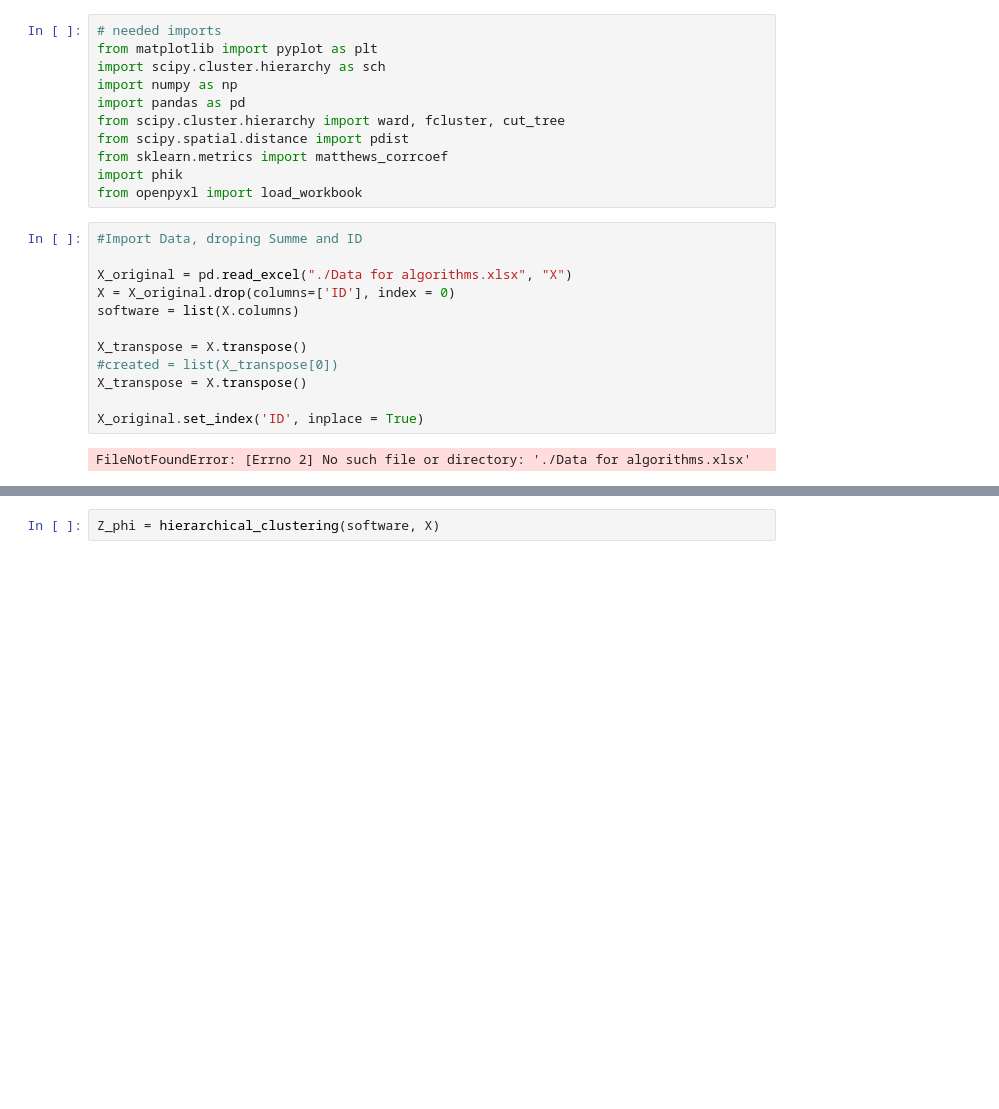
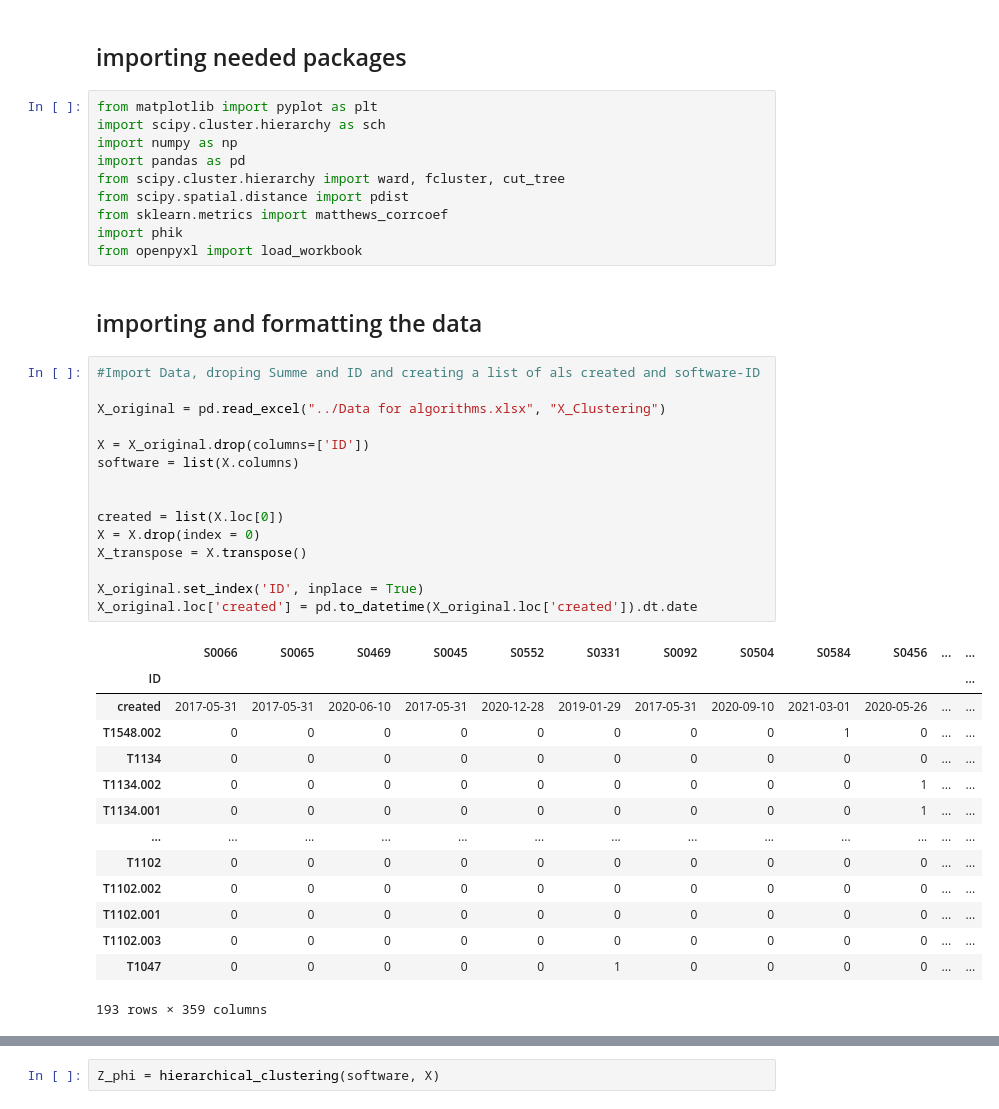
Before and after one commit to tobiasbudig/attack-hypotheses-generation, a Jupyter notebook: Clustering/Hierarchical Clustering.ipynb, the cells around one changed output, grey strips where cells are left out. Saved outputs shown, nothing was run; the diff lists cells and outputs as text; blank space fills up the shorter version.

```diff
--- a/Clustering/Hierarchical Clustering.ipynb
+++ b/Clustering/Hierarchical Clustering.ipynb
@@ -1,5 +1,6 @@
+# %% [markdown]
+## importing needed packages
 # %%
-# needed imports
 from matplotlib import pyplot as plt
 import scipy.cluster.hierarchy as sch
 import numpy as np
@@ -9,20 +10,38 @@ from scipy.spatial.distance import pdist
 from sklearn.metrics import matthews_corrcoef
 import phik
 from openpyxl import load_workbook
+# %% [markdown]
+## importing and formatting the data
 # %%
-#Import Data, droping Summe and ID
+#Import Data, droping Summe and ID and creating a list of als created and software-ID
 
-X_original = pd.read_excel("./Data for algorithms.xlsx", "X")
-X = X_original.drop(columns=['ID'], index = 0)
+X_original = pd.read_excel("../Data for algorithms.xlsx", "X_Clustering")
+
+X = X_original.drop(columns=['ID'])
 software = list(X.columns)
 
-X_transpose = X.transpose()
-#created = list(X_transpose[0])
+
+created = list(X.loc[0])
+X = X.drop(index = 0)
 X_transpose = X.transpose()
 
 X_original.set_index('ID', inplace = True)
+X_original.loc['created'] = pd.to_datetime(X_original.loc['created']).dt.date
 # %% [output]
+|  | S0066 | S0065 | S0469 | S0045 | S0552 | S0331 | S0092 | S0504 | S0584 | S0456 | ... | ... |
+| ID |  |  |  |  |  |  |  |  |  |  |  | ... |
+| created | 2017-05-31 | 2017-05-31 | 2020-06-10 | 2017-05-31 | 2020-12-28 | 2019-01-29 | 2017-05-31 | 2020-09-10 | 2021-03-01 | 2020-05-26 | ... | ... |
+| T1548.002 | 0 | 0 | 0 | 0 | 0 | 0 | 0 | 0 | 1 | 0 | ... | ... |
+| T1134 | 0 | 0 | 0 | 0 | 0 | 0 | 0 | 0 | 0 | 0 | ... | ... |
+| T1134.002 | 0 | 0 | 0 | 0 | 0 | 0 | 0 | 0 | 0 | 1 | ... | ... |
+| T1134.001 | 0 | 0 | 0 | 0 | 0 | 0 | 0 | 0 | 0 | 1 | ... | ... |
+| ... | ... | ... | ... | ... | ... | ... | ... | ... | ... | ... | ... | ... |
+| T1102 | 0 | 0 | 0 | 0 | 0 | 0 | 0 | 0 | 0 | 0 | ... | ... |
+| T1102.002 | 0 | 0 | 0 | 0 | 0 | 0 | 0 | 0 | 0 | 0 | ... | ... |
+| T1102.001 | 0 | 0 | 0 | 0 | 0 | 0 | 0 | 0 | 0 | 0 | ... | ... |
+| T1102.003 | 0 | 0 | 0 | 0 | 0 | 0 | 0 | 0 | 0 | 0 | ... | ... |
+| T1047 | 0 | 0 | 0 | 0 | 0 | 1 | 0 | 0 | 0 | 0 | ... | ... |
-FileNotFoundError: [Errno 2] No such file or directory: './Data for algorithms.xlsx'
+193 rows × 359 columns
 # %%
 def hierarchical_clustering(software_labels, input_data):
 
```
Also changed, not shown: parts of 6 cells of this notebook, 6 other files.
